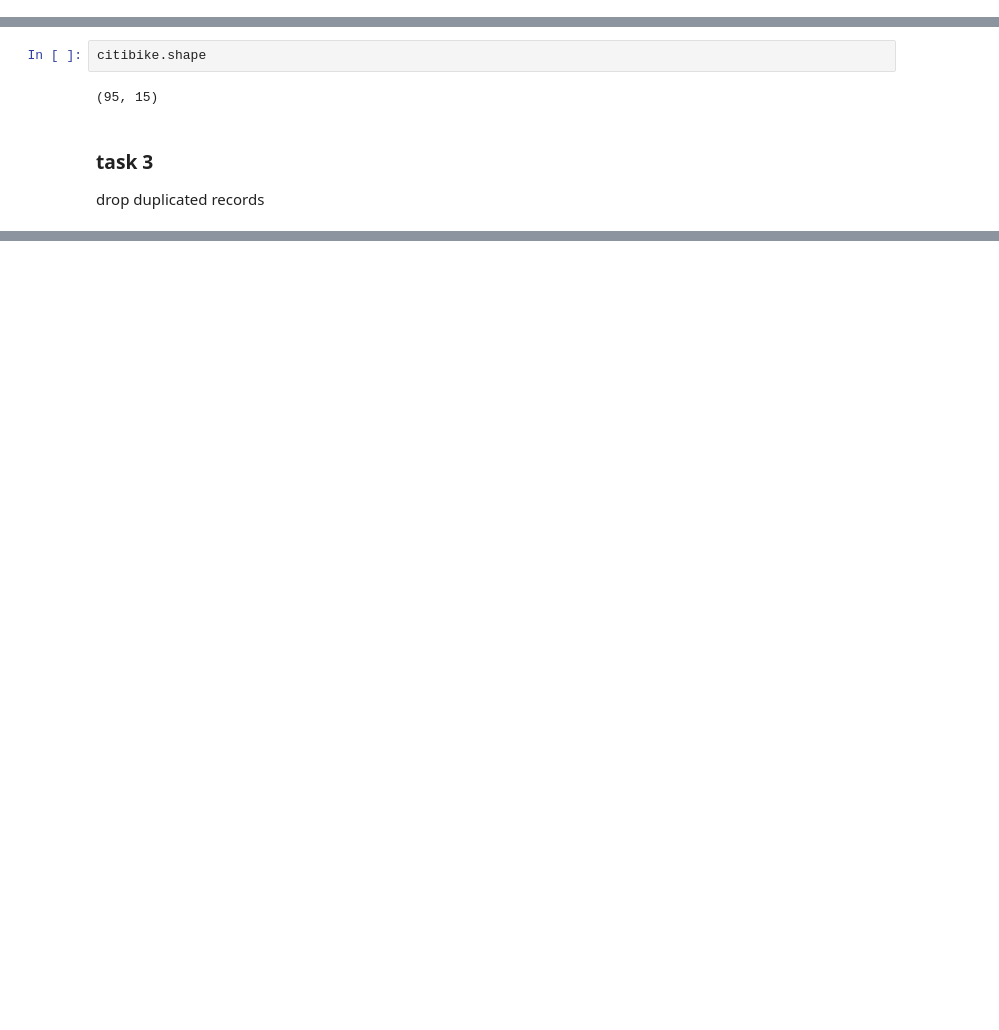
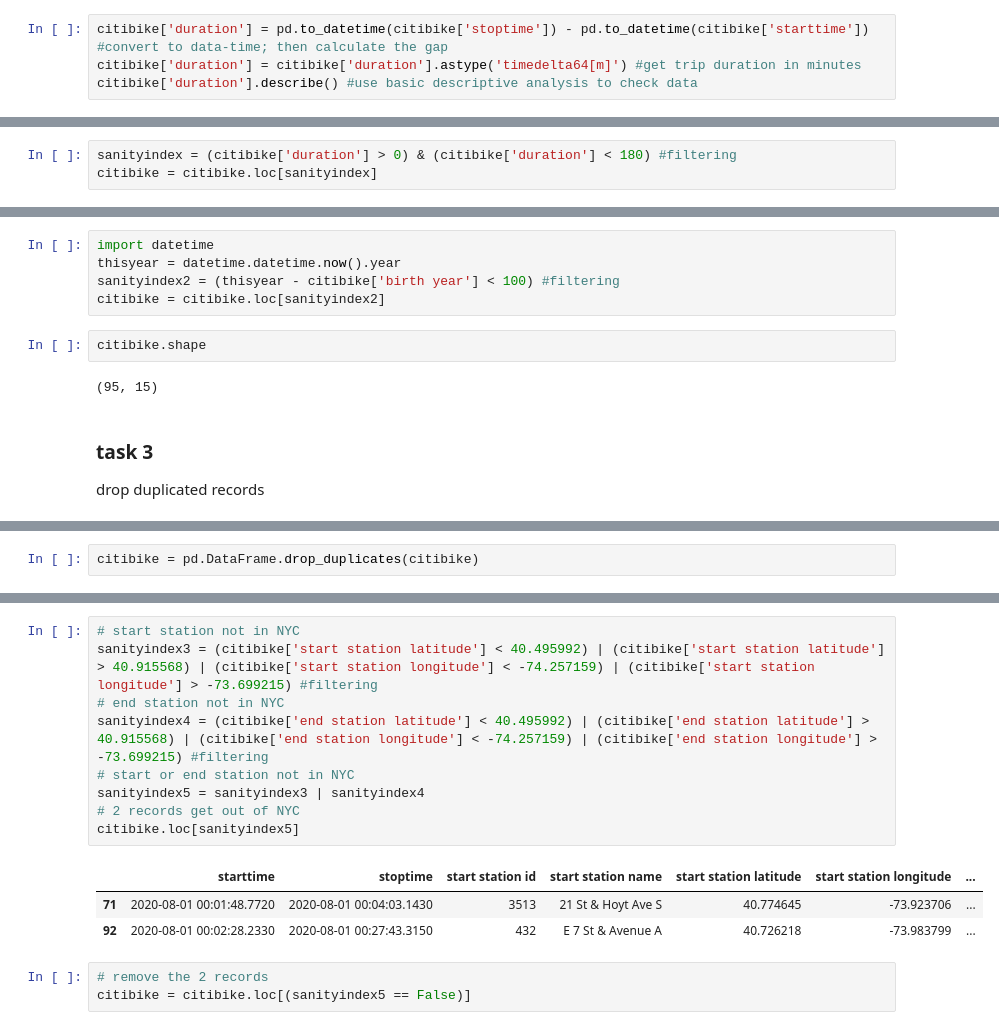
Before and after one commit to GL2304/assignment-2-GL2304-Rachel, a Jupyter notebook: LAB2_Part1_DataCleaning.ipynb, the cells around one changed output, grey strips where cells are left out. Cells and saved outputs as stored; diff of their text form; blank space fills up the shorter version.

```diff
--- a/LAB2_Part1_DataCleaning.ipynb
+++ b/LAB2_Part1_DataCleaning.ipynb
@@ -266,0 +248,4 @@ Hint:
+# %%
+citibike['duration'] = pd.to_datetime(citibike['stoptime']) - pd.to_datetime(citibike['starttime']) #convert to data-time; then calculate the gap
+citibike['duration'] = citibike['duration'].astype('timedelta64[m]') #get trip duration in minutes
+citibike['duration'].describe() #use basic descriptive analysis to check data
@@ -267,3 +262,6 @@ Hint:
+# %%
+sanityindex = (citibike['duration'] > 0) & (citibike['duration'] < 180) #filtering
+citibike = citibike.loc[sanityindex]
 # %%
 citibike.shape
 # %% [output]
@@ -279,3 +275,8 @@ Hint:
+# %%
+import datetime
+thisyear = datetime.datetime.now().year
+sanityindex2 = (thisyear - citibike['birth year'] < 100) #filtering
+citibike = citibike.loc[sanityindex2]
 # %%
 citibike.shape
 # %% [output]
@@ -287,0 +287,2 @@ drop duplicated records
+# %%
+citibike = pd.DataFrame.drop_duplicates(citibike)
@@ -288,3 +301,19 @@ drop duplicated records
+# %%
+# start station not in NYC
+sanityindex3 = (citibike['start station latitude'] < 40.495992) | (citibike['start station latitude'] > 40.915568) | (citibike['start station longitude'] < -74.257159) | (citibike['start station longitude'] > -73.699215) #filtering
+# end station not in NYC
+sanityindex4 = (citibike['end station latitude'] < 40.495992) | (citibike['end station latitude'] > 40.915568) | (citibike['end station longitude'] < -74.257159) | (citibike['end station longitude'] > -73.699215) #filtering
+# start or end station not in NYC
+sanityindex5 = sanityindex3 | sanityindex4
+# 2 records get out of NYC
+citibike.loc[sanityindex5]
+# %% [output]
+|  | starttime | stoptime | start station id | start station name | start station latitude | start station longitude | ... |
+| 71 | 2020-08-01 00:01:48.7720 | 2020-08-01 00:04:03.1430 | 3513 | 21 St & Hoyt Ave S | 40.774645 | -73.923706 | ... |
+| 92 | 2020-08-01 00:02:28.2330 | 2020-08-01 00:27:43.3150 | 432 | E 7 St & Avenue A | 40.726218 | -73.983799 | ... |
+# %%
+# remove the 2 records
+citibike = citibike.loc[(sanityindex5 == False)]
 # %%
 citibike.shape
 # %% [output]
```
Also changed, not shown: parts of 17 cells of this notebook.
